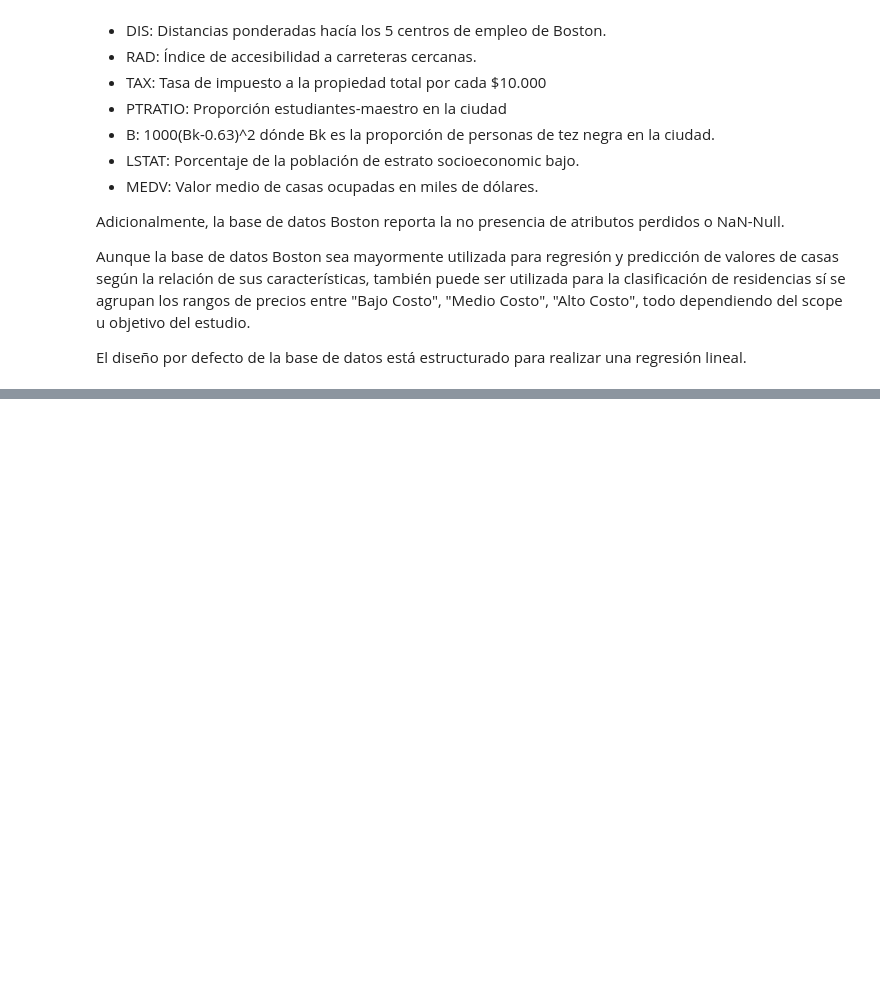
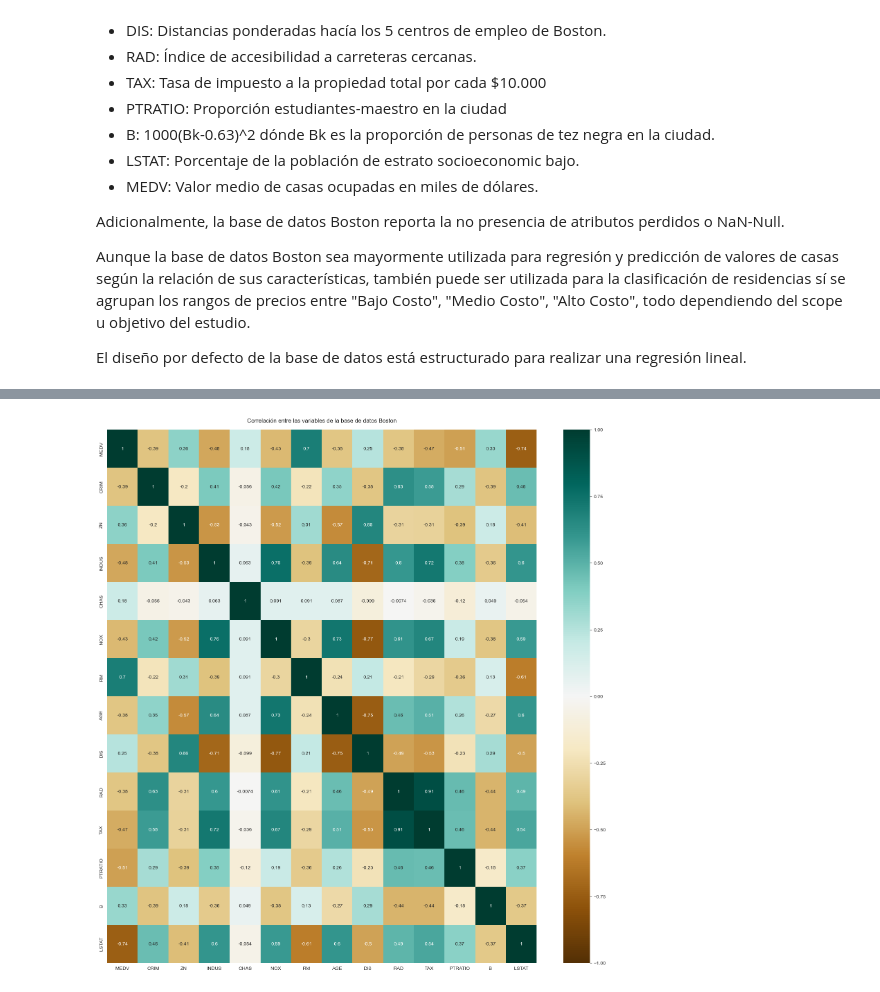
Before and after one commit to Freakscode/Auto2, a Jupyter notebook: LabI.ipynb, the cells around one changed output, grey strips where cells are left out. Cells and saved outputs as stored; diff of their text form; code cells hidden in the pictures; blank space fills up the shorter version.

Commit message:
Se agrego la visualización de datos referente al dataset de Boston

```diff
--- a/LabI.ipynb
+++ b/LabI.ipynb
@@ -131,10 +134,7 @@ boston = datasets.load_boston()
 print(boston.DESCR)
 Boston_df = pd.DataFrame(boston['data'], columns = boston['feature_names'])
 X=pd.DataFrame(boston['data'], columns=boston.feature_names)
-Y=boston['target']
-Labels = boston['target']
-names = boston['feature_names']
-Boston_df.head()
-Boston_df.dtypes
-Boston_df.info()
-Boston_df.shape
+X['MEDV']=boston['target']
+Y = X['MEDV'].copy()
+del X['MEDV']
+data = pd.concat((Y, X), axis=1)
@@ -164,0 +217,7 @@ El diseño por defecto de la base de datos está estructurado para realizar una
+# %%
+plt.figure(figsize=(20,20))
+correlation_plot = sns.heatmap(data.corr(), vmin=-1, vmax=1, annot=True, cmap='BrBG')
+correlation_plot.set_title('Correlación entre las variables de la base de datos Boston', fontdict={'fontsize': 12}, pad=15)
+plt.show()
+# %% [output]
+[figure, added]
```
Also changed, not shown: parts of 8 cells of this notebook, 1 other file.
